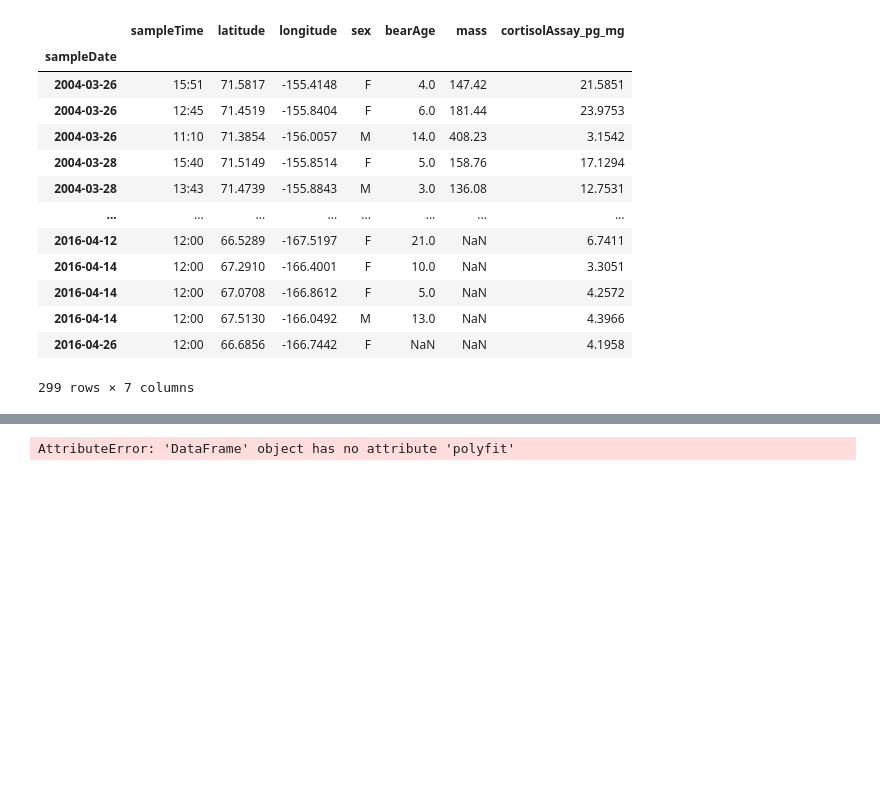
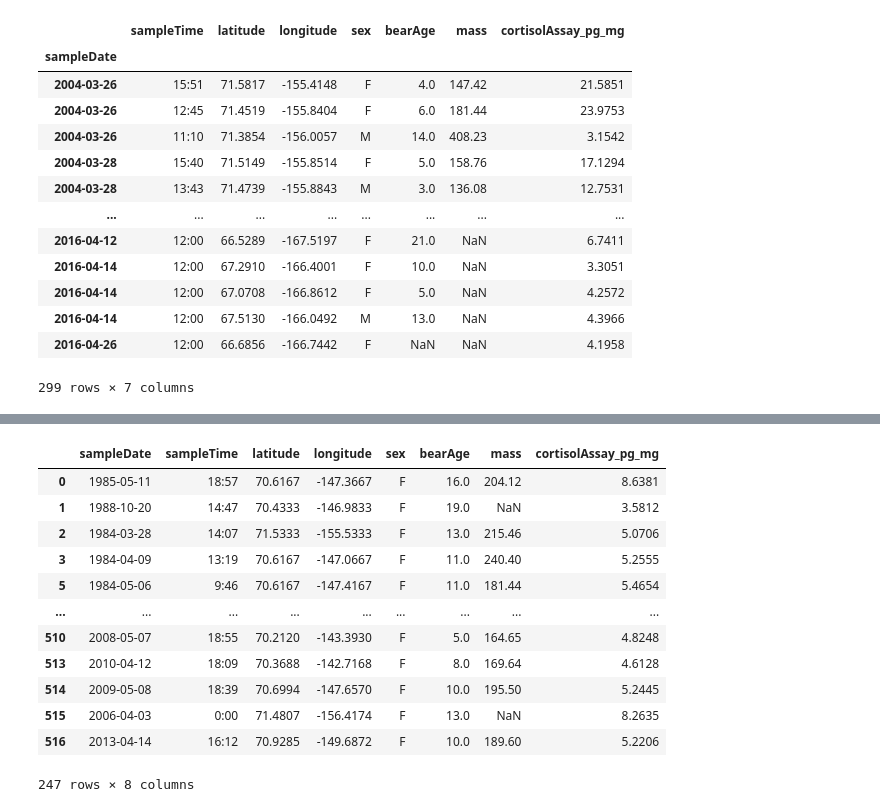
Before and after one commit to lucyg23/FinalProject, a Jupyter notebook: FinalProject.ipynb, the cells around one changed output, grey strips where cells are left out. Saved outputs shown, nothing was run; the diff lists cells and outputs as text; code cells hidden in the pictures; blank space fills up the shorter version.

```diff
--- a/FinalProject.ipynb
+++ b/FinalProject.ipynb
@@ -212,12 +214,23 @@ Text(0, 0.5, 'Cortisol levels (mg)')
 # %%
-import matplotlib
-from matplotlib import pyplot as plt
-import numpy as np
-
-x = (['bearAge'])
-y = (['cortisolAssay_pg_mg'])
-a, b = df1.polyfit(x, y, 1)
-plt.scatter(x, y, color='b')
-plt.plot(x, a*x+b)
+#To clean up the data, narrowing it down to female polar bears between the age of 5 and 20 years old
+#Thank you, Emily!
+tmp = df1.loc[df1['sex'] == 'F']
+tmp2 = tmp.loc[(tmp['bearAge'] >= 5) & (tmp['bearAge'] <= 20)]
+tmp2
+#You'll see farther down, Emily, but my graph looks different from the sample you sent me
+#That's because you were graphing bears older than 5 years old and older than 20 years.
+#I just changed the direction of the arrow so now it should be between 5 and 20 years old.
 # %% [output]
+|  | sampleDate | sampleTime | latitude | longitude | sex | bearAge | mass | cortisolAssay_pg_mg |
+| 0 | 1985-05-11 | 18:57 | 70.6167 | -147.3667 | F | 16.0 | 204.12 | 8.6381 |
+| 1 | 1988-10-20 | 14:47 | 70.4333 | -146.9833 | F | 19.0 | NaN | 3.5812 |
+| 2 | 1984-03-28 | 14:07 | 71.5333 | -155.5333 | F | 13.0 | 215.46 | 5.0706 |
+| 3 | 1984-04-09 | 13:19 | 70.6167 | -147.0667 | F | 11.0 | 240.40 | 5.2555 |
+| 5 | 1984-05-06 | 9:46 | 70.6167 | -147.4167 | F | 11.0 | 181.44 | 5.4654 |
+| ... | ... | ... | ... | ... | ... | ... | ... | ... |
+| 510 | 2008-05-07 | 18:55 | 70.2120 | -143.3930 | F | 5.0 | 164.65 | 4.8248 |
+| 513 | 2010-04-12 | 18:09 | 70.3688 | -142.7168 | F | 8.0 | 169.64 | 4.6128 |
+| 514 | 2009-05-08 | 18:39 | 70.6994 | -147.6570 | F | 10.0 | 195.50 | 5.2445 |
+| 515 | 2006-04-03 | 0:00 | 71.4807 | -156.4174 | F | 13.0 | NaN | 8.2635 |
+| 516 | 2013-04-14 | 16:12 | 70.9285 | -149.6872 | F | 10.0 | 189.60 | 5.2206 |
-AttributeError: 'DataFrame' object has no attribute 'polyfit'
+247 rows × 8 columns
```
Also changed, not shown: parts of 8 cells of this notebook.
